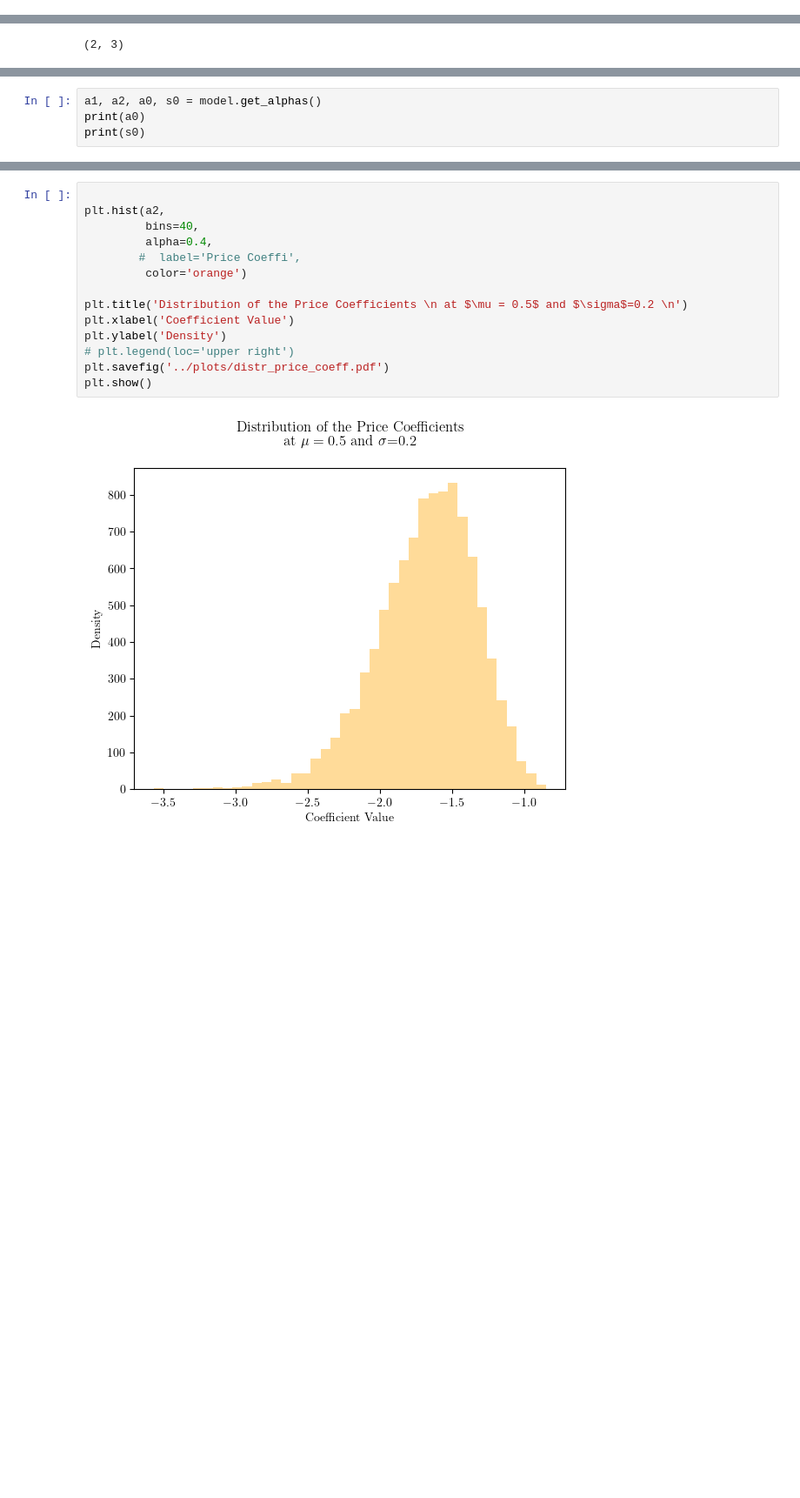
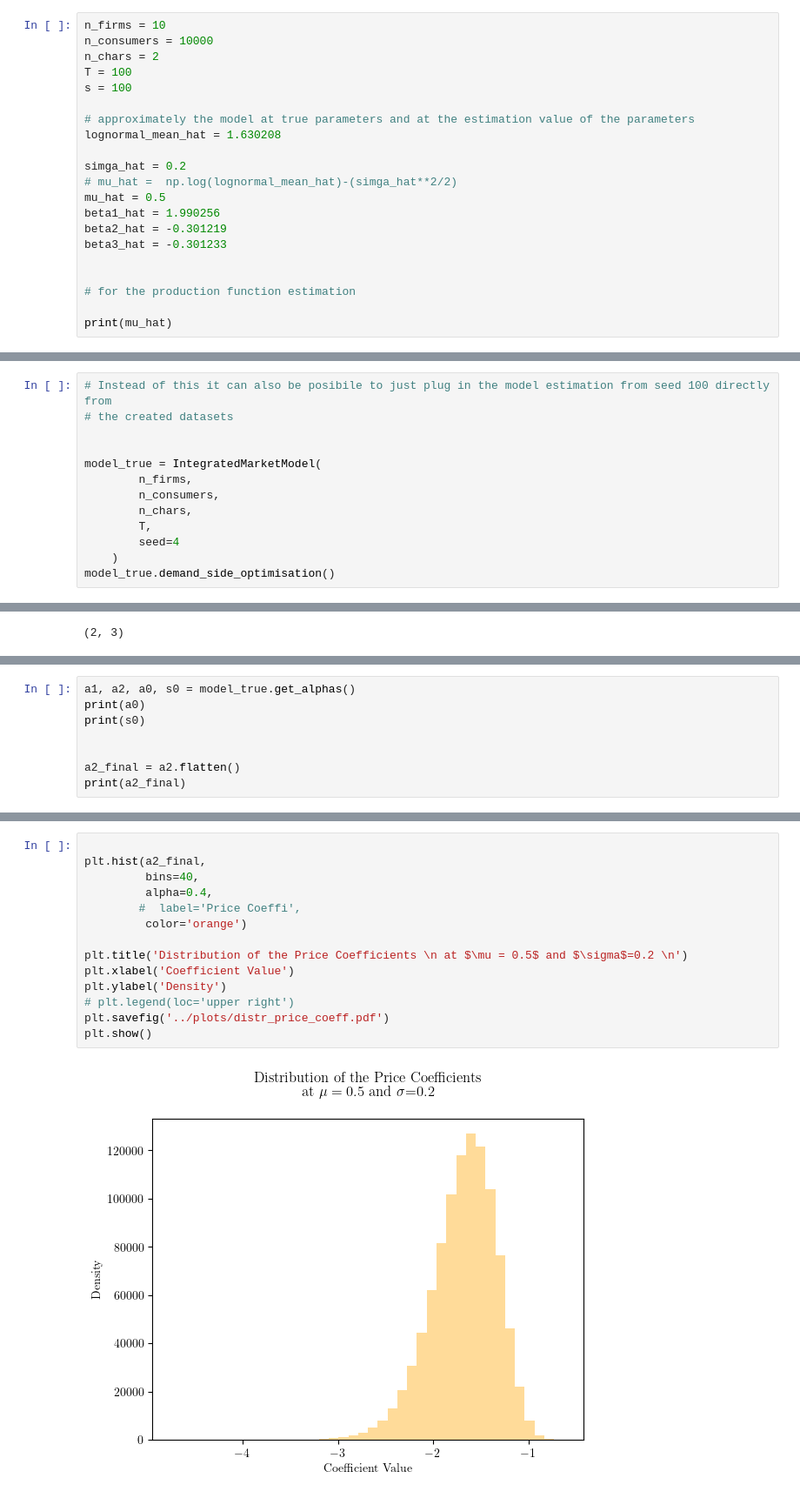
Before and after one commit to anuscabc/markdown_estimation, a Jupyter notebook: integrated_market_model/checks.ipynb, the cells around one changed output, grey strips where cells are left out. Shown at 87% size. Cells and saved outputs as stored; diff of their text form; blank space fills up the shorter version.

```diff
--- a/integrated_market_model/checks.ipynb
+++ b/integrated_market_model/checks.ipynb
@@ -54,0 +10,21 @@ print(all_probs)
+# %%
+n_firms = 10
+n_consumers = 10000
+n_chars = 2
+T = 100
+s = 100
+
+# approximately the model at true parameters and at the estimation value of the parameters
+lognormal_mean_hat = 1.630208
+
+simga_hat = 0.2
+# mu_hat =  np.log(lognormal_mean_hat)-(simga_hat**2/2)
+mu_hat = 0.5
+beta1_hat = 1.990256
+beta2_hat = -0.301219
+beta3_hat = -0.301233
+
+
+# for the production function estimation
+
+print(mu_hat)
@@ -54,0 +33,13 @@ print(all_probs)
+# %%
+# Instead of this it can also be posibile to just plug in the model estimation from seed 100 directly from
+# the created datasets
+
+
+model_true = IntegratedMarketModel(
+        n_firms,
+        n_consumers,
+        n_chars,
+        T,
+        seed=4
+    )
+model_true.demand_side_optimisation()
@@ -218,7 +219,11 @@ j 2
 # %%
-a1, a2, a0, s0 = model.get_alphas()
+a1, a2, a0, s0 = model_true.get_alphas()
 print(a0)
 print(s0)
+
+
+a2_final = a2.flatten()
+print(a2_final)
 # %% [output]
 -1.6820276496988864
 0.33979778797685584
@@ -225,16 +232,16 @@ print(s0)
 # %%
 
-plt.hist(a2,
+plt.hist(a2_final,
          bins=40,
          alpha=0.4,
         #  label='Price Coeffi',
          color='orange')
 
 plt.title('Distribution of the Price Coefficients \n at $\mu = 0.5$ and $\sigma$=0.2 \n')
 plt.xlabel('Coefficient Value')
 plt.ylabel('Density')
 # plt.legend(loc='upper right')
 plt.savefig('../plots/distr_price_coeff.pdf')
 plt.show()
 # %% [output]
-[figure, old version]
+[figure, new version]
```
Also changed, not shown: parts of 12 cells of this notebook, 4 other files.
